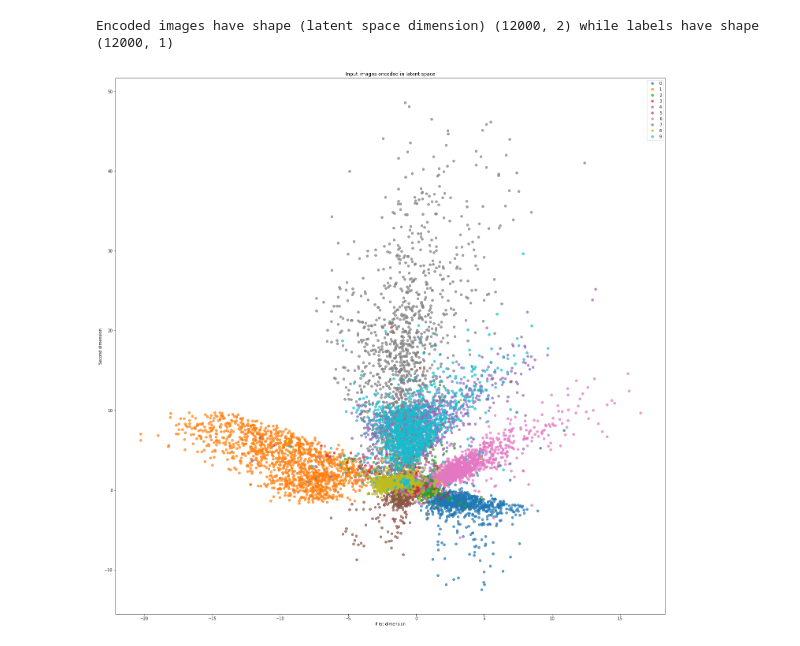
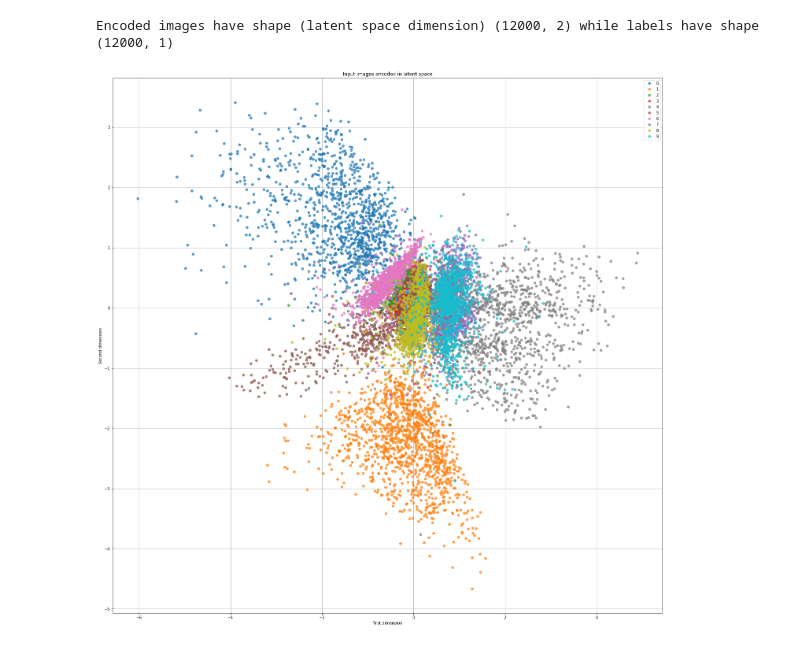
Before and after one commit to damiclem/nndl-04, a Jupyter notebook: variational-auto-encoder.ipynb, the cells around one changed output. Cells and saved outputs as stored; diff of their text form; code cells hidden in the pictures.

```diff
--- a/variational-auto-encoder.ipynb
+++ b/variational-auto-encoder.ipynb
@@ -2,19 +2,25 @@
 # Dependencies
 from src.dataset import GaussianNoise, SaltPepperNoise, OcclusionNoise, RandomNoise, Clip, ToTensor, Compose
 from src.dataset import MNIST, train_test_split
-from src.network import AutoEncoder, train_test_epochs
+from src.network import VariationalAutoEncoder, train_test_epoch
 from torch.utils.data import DataLoader
 import matplotlib.pyplot as plt
 import pandas as pd
 import numpy as np
 import datetime
+import random
 import torch
 import tqdm
 import json
 import os
 
+# Set random seed
+torch.manual_seed(42)
+np.random.seed(42)
+random.seed(42)
+
 # Get best device
-device = torch.device('cuda') if torch.cuda.is_available() else torch.cpu()
+device = torch.device('cuda') if torch.cuda.is_available() else torch.device('cpu')
 # Show selected device
 print('Selected device:', device)
 
@@ -261,0 +198,4 @@ epochs_path = MODEL_PATH + '/%s_ae.json' %  now.strftime('%Y_%m_%d_%H_%M_%S')
+# %%
+# Define train and test dataloader
+train_loader = DataLoader(train_data, batch_size=BATCH_SIZE, shuffle=True)
+test_loader = DataLoader(test_data, batch_size=BATCH_SIZE, shuffle=False)
@@ -339,11 +392,2 @@ plt.show()
 # %% [markdown]
 ### Latent space
-# %%
-# Load network from file
-
-# Define autoencoder
-net = AutoEncoder(latent_dim=2)
-# Load weights from file
-net.load_state_dict(torch.load('data/models/2020_09_03_11_27_07_ae.pth'))
-# Move autoencoder to selected device
-net.to(device)
@@ -368,20 +394,24 @@ AutoEncoder(
 # %%
 # Retrieve test sample encodings
 
-# Set network in evaluation mode
-net.eval()
 # Disable gradient computation
 with torch.no_grad():
 
     # Initialize encoded images and labels lists
     enc_labels, enc_images = [], []
 
-    # Loop trhough every batch in test dataset
+    # Loop through every batch in test dataset
     for out_labels, in_images, _ in test_loader:
         # Move input images to selected device
         in_images = in_images.to(device)
-        # Encode images
-        enc_images.append(net.encode(in_images).cpu())
+        # Encode images, retrieve mean and variance
+        _mu, _logvar = net.encode(in_images)
+        # Move either mu and var to CPU
+        _mu, _logvar = _mu.cpu(), _logvar.cpu()
+        # Turn log variance into variance
+        _var = torch.exp(_logvar).cpu()
+        # Sample points, store them
+        enc_images.append(torch.normal(mean=_mu, std=_var).cpu())
         # Store labels
         enc_labels.append(out_labels.cpu())
 
@@ -389,6 +419,7 @@ with torch.no_grad():
 enc_images = torch.cat(enc_images, dim=0).numpy()
 # Concatenate all encoded labels
 enc_labels = torch.cat(enc_labels, dim=0).numpy()
+
 # Show either images and labels shape
 print('Encoded images have shape (latent space dimension) %s' % str(enc_images.shape), end=' ')
 print('while labels have shape %s' % str(enc_labels.shape))
@@ -397,24 +428,28 @@ Encoded images have shape (latent space dimension) (12000, 2) while labels have
 # %%
 # Plot latent dimension
 
 # Define digits
 digits = sorted(set(enc_labels[:, 0]))
 
 # Initialize plot: show 2 dimensional latent space
 fig, ax = plt.subplots(figsize=(25, 25))
 # Go through each digit
 for i in digits:
     # Define x, y points
     xy = enc_images[enc_labels[:, 0] == i]
     # Make plot
     plt.plot(xy[:, 0], xy[:, 1], alpha=.7, linestyle='', marker='o')
 # Set title and labels
 ax.set_title('Input images encoded in latent space')
 ax.set_ylabel('Second dimension')
 ax.set_xlabel('First dimension')
 # Show label
 ax.legend(digits)
+# show grid
+ax.grid()
+# Save plot
+plt.savefig('data/images/latent_space_vae.png', dpi=100)
 # Show plot
 plt.show()
 # %% [output]
-[figure, old version]
+[figure, new version]
```
Also changed, not shown: parts of 21 cells of this notebook, 5 other files.
